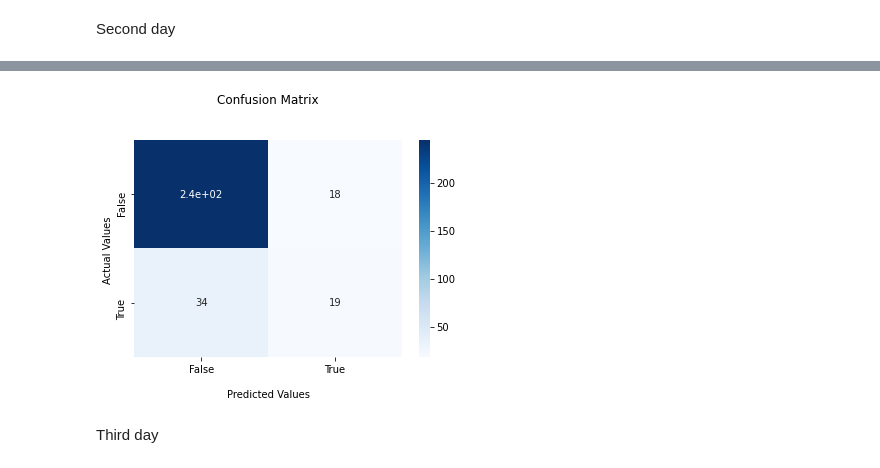
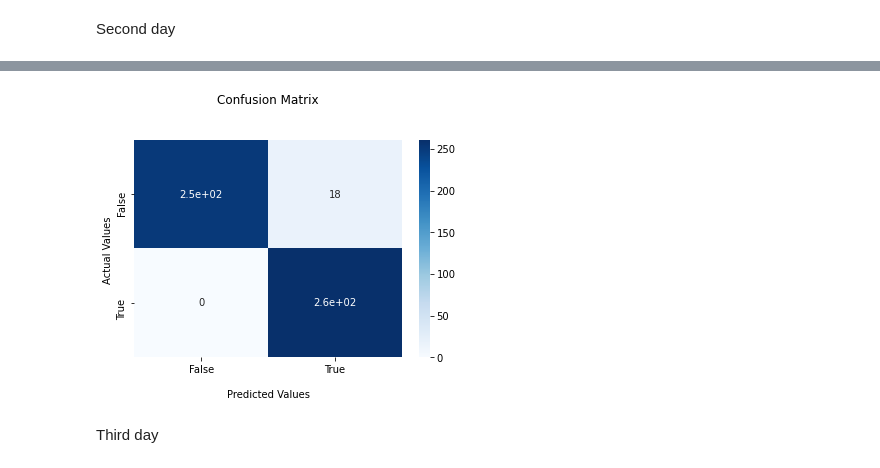
Before and after one commit to RusinDmitry/BSR, a Jupyter notebook: Scripts/Models.ipynb, the cells around one changed output, grey strips where cells are left out. Saved outputs shown, nothing was run; the diff lists cells and outputs as text; code cells hidden in the pictures.

```diff
--- a/Scripts/Models.ipynb
+++ b/Scripts/Models.ipynb
@@ -220,7 +224,7 @@ def Keras_model_function (X,y):
 
     target_names = ['class 0', 'class 1']
     print(classification_report(y_test, np.round(y_pred), target_names=target_names))
-
+    roc_plot(y_test,y_pred,'Logistic_model')
 
     ax = sns.heatmap(matrix, annot=True, cmap='Blues')
     ax.set_title('Confusion Matrix\n\n');
@@ -268,0 +282,4 @@ X = knn_zero_day_data.drop(columns = ['DEATH'])
+# %%
+oversample = RandomOverSampler(sampling_strategy='minority')
+X_over, y_over = oversample.fit_resample(X, y)
+print(Counter(y_over))
@@ -379,5 +460,5 @@ Second day
 y = knn_two_day_data['DEATH']
 X = knn_two_day_data.drop(columns = ['DEATH'])
 # %%
-Keras_model_function (X,y)
+Keras_model_function (X_over, y_over)
 # %% [output]
@@ -401,4 +482,4 @@ weighted avg       0.82      0.84      0.82       316
-[figure, old version]
+[figure, new version]
 # %% [markdown]
 Third day
 # %%
```
Also changed, not shown: parts of 25 cells of this notebook, 11 other files.
